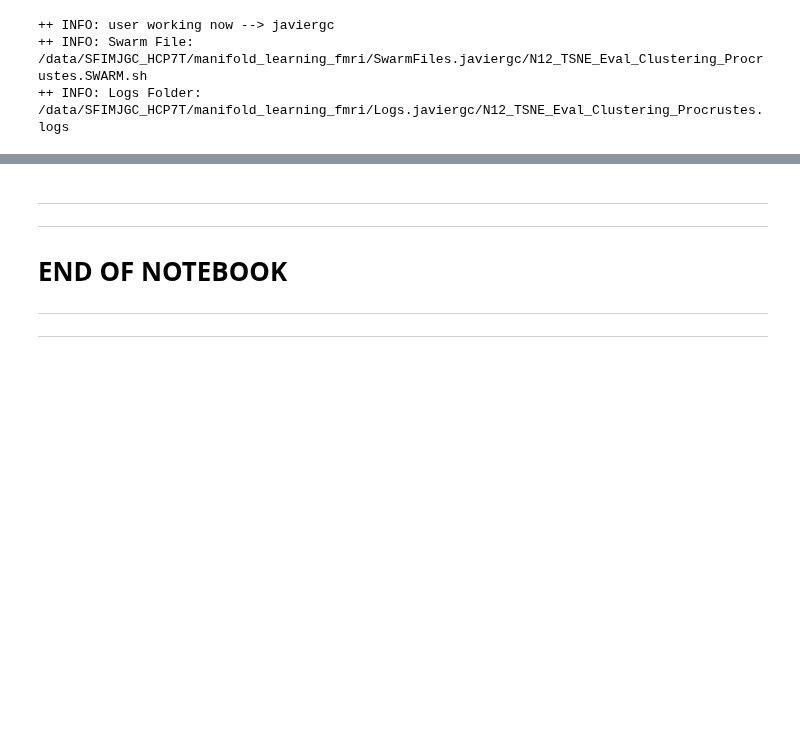
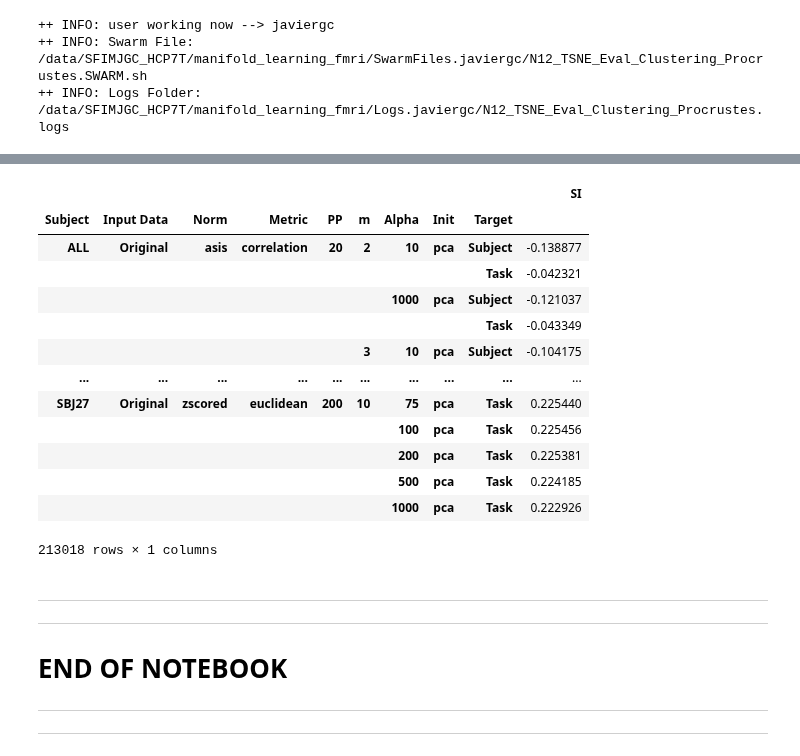
Before and after one commit to nimh-sfim/manifold_learning_fmri, a Jupyter notebook: Notebooks/N08_TSNE_Multitask.CreateSwarm.ipynb, the cells around one changed output, grey strips where cells are left out. Drawn from its saved outputs; the diff is of its cells as text; code cells hidden in the pictures; blank space fills up the shorter version.

```diff
--- a/Notebooks/N08_TSNE_Multitask.CreateSwarm.ipynb
+++ b/Notebooks/N08_TSNE_Multitask.CreateSwarm.ipynb
@@ -241,14 +245,14 @@ print('++ INFO: Logs Folder : %s' % logdir_path)
 # %%
 %%time
 # Open the file
-n_jobs=16
+n_jobs=64
 swarm_file = open(swarm_path, "w")
 # Log the date and time when the SWARM file is created
 swarm_file.write('#Create Time: %s' % datetime.now().strftime("%d/%m/%Y %H:%M:%S"))
 swarm_file.write('\n')
 
 # Insert comment line with SWARM command
-swarm_file.write('#swarm -J TSNE_Scan -f {swarm_path} -g 64 -t 16 --partition norm --time 72:00:00 --logdir {logdir_path}'.format(swarm_path=swarm_path,logdir_path=logdir_path, n_jobs=n_jobs))
+swarm_file.write('#swarm -J TSNE_15_ALL -f {swarm_path} -g 128 -t 64 --partition norm --time 7-00:00:00 --logdir {logdir_path}'.format(swarm_path=swarm_path,logdir_path=logdir_path, n_jobs=n_jobs))
 swarm_file.write('\n')
 num_entries = 0
 num_iters = 0
@@ -260,7 +264,7 @@ for input_data in ['Original']:
                 for init_method in tsne_inits:
                     for pp in tsne_pps:
                         for alpha in [10,1000]:
-                            for m in [2,3,5,10]:
+                            for m in [10]:
                                 num_iters += 1
                                 path_tvfc = osp.join(PRJ_DIR,'Data_Interim','PNAS2015',subject,input_data,       '{subject}_Craddock_0200.WL{wls}s.WS{wss}s.tvFC.Z.{nm}.pkl'.format(subject=subject,nm=norm_method,wls=str(int(wls)).zfill(3), wss=str(wss)))
                                 path_out  = osp.join(PRJ_DIR,'Data_Interim','PNAS2015',subject,'TSNE',input_data,'{subject}_Craddock_0200.WL{wls}s.WS{wss}s.TSNE_{dist}_pp{pp}_m{m}_a{lr}_{init_method}.{nm}.pkl'.format(subject=subject,
@@ -398,7 +409,7 @@ swarm_file.write('#Create Time: %s' % datetime.now().strftime("%d/%m/%Y %H:%M:%S
 swarm_file.write('\n')
 
 # Insert comment line with SWARM command
-swarm_file.write('#swarm -J TSNE_Procrustes_SI -f {swarm_path} -b 6 -g 4 -t 4 --time 00:10:00 --partition quick,norm --logdir {logdir_path}'.format(swarm_path=swarm_path,logdir_path=logdir_path))
+swarm_file.write('#swarm -J TSNE_Procrustes_SI -f {swarm_path} -b 14 -g 4 -t 4 --time 00:17:00 --partition quick,norm --logdir {logdir_path}'.format(swarm_path=swarm_path,logdir_path=logdir_path))
 swarm_file.write('\n')
 num_entries = 0
 num_iters = 0
@@ -410,7 +421,7 @@ for input_data in ['Original']:
                 for init_method in tsne_inits:
                     for pp in tsne_pps:
                         for alpha in [10,1000]:
-                            for m in [2,3,5,10]:
+                            for m in [2,3,5,10,15,20,25,30]:
                                 num_iters += 1
                                 emb_path = osp.join(PRJ_DIR,'Data_Interim','PNAS2015','Procrustes','TSNE',input_data,
                                                             'Procrustes_Craddock_0200.WL{wls}s.WS{wss}s.TSNE_{dist}_pp{pp}_m{m}_a{alpha}_{init}.{nm}.pkl'.format(wls=str(int(wls)).zfill(3),alpha=str(alpha),
@@ -427,9 +438,9 @@ for input_data in ['Original']:
                                                                                                                       pp=str(pp).zfill(4),
                                                                                                                       nm=norm_method,
                                                                                                                       m=str(m).zfill(4)))
-                                if True: #(not osp.exists(emb_path)) | (not osp.exists(si_path)):
+                                if (not osp.exists(emb_path)) | (not osp.exists(si_path)):
                                     num_entries += 1
-                                    swarm_file.write('export sbj_list="{sbj_list}" input_data={input_data} norm_method={norm_method} dist={dist} pp={pp} m={m} alpha={alpha} init_method={init_method} drop_xxxx={drop_xxxx}; sh {scripts_dir}/N12_TSNE_Procrustes.sh'.format(input_data=input_data,
+                                    swarm_file.write('export sbj_list="{sbj_list}" input_data={input_data} norm_method={norm_method} dist={dist} pp={pp} m={m} alpha={alpha} init_method={init_method} drop_xxxx={drop_xxxx}; sh {scripts_dir}/N11_TSNE_Procrustes.sh'.format(input_data=input_data,
                                                                                                                      sbj_list=','.join(PNAS2015_subject_list),
                                                                                                                      norm_method=norm_method,
                                                                                                                      dist=dist,
@@ -447,0 +464,21 @@ print("++ INFO: Missing/Needed = [%d/%d]" % (num_entries,num_iters))
+# %%
+%%time
+RELOAD_SI_TSNE = True
+if RELOAD_SI_TSNE:
+    print('++ INFO: Loading SI for Concat + TSNE....')
+    si_TSNE_all              = load_TSNE_SI(sbj_list=['ALL'],               check_availability=False, verbose=True, wls=wls, wss=wss, ms=[2,3,5,10], dist_metrics=['correlation'], input_datas=['Original'], alphas=[10,1000])
+    print('++ INFO: Loading SI for TSNE + Procrustes....')
+    si_TSNE_procrustes       = load_TSNE_SI(sbj_list=['Procrustes'],        check_availability=False, verbose=True, wls=wls, wss=wss, ms=[2,3,5,10,15,20,25,30], dist_metrics=['correlation'], input_datas=['Original'], alphas=[10,1000])
+    print('++ INFO: Loading SI for scan level TSNE...')
+    si_TSNE_scans            = load_TSNE_SI(sbj_list=PNAS2015_subject_list, check_availability=False, verbose=True, wls=wls, wss=wss, ms=[2,3,5,10])
+
+    si_TSNE = pd.concat([si_TSNE_all, si_TSNE_procrustes])
+    si_TSNE = pd.concat([si_TSNE_scans, si_TSNE_all, si_TSNE_procrustes])
+
+    si_TSNE.replace('Window Name','Task', inplace=True)
+    si_TSNE = si_TSNE.set_index(['Subject','Input Data','Norm','Metric','PP','m','Alpha','Init','Target']).sort_index()
+    del si_TSNE_scans, si_TSNE_all, si_TSNE_procrustes, si_TSNE_procrustes_extra, si_TSNE_scans_extra
+
+    si_TSNE.to_pickle(osp.join(PRJ_DIR,'Dashboard','Data','si_TSNE.pkl'))
+else:
+    si_TSNE = pd.read_pickle(osp.join(PRJ_DIR,'Dashboard','Data','si_TSNE.pkl'))
@@ -447,0 +491,4 @@ print("++ INFO: Missing/Needed = [%d/%d]" % (num_entries,num_iters))
+# %%
+si_TSNE = pd.concat([si_TSNE_scans, si_TSNE_all, si_TSNE_procrustes_extra])
+si_TSNE.replace('Window Name','Task', inplace=True)
+si_TSNE = si_TSNE.set_index(['Subject','Input Data','Norm','Metric','PP','m','Alpha','Init','Target']).sort_index()
@@ -448,3 +497,20 @@ print("++ INFO: Missing/Needed = [%d/%d]" % (num_entries,num_iters))
+# %%
+si_TSNE
+# %% [output]
+|  |  |  |  |  |  |  |  |  | SI |
+| Subject | Input Data | Norm | Metric | PP | m | Alpha | Init | Target |  |
+| ALL | Original | asis | correlation | 20 | 2 | 10 | pca | Subject | -0.138877 |
+|  |  |  |  |  |  |  |  | Task | -0.042321 |
+|  |  |  |  |  |  | 1000 | pca | Subject | -0.121037 |
+|  |  |  |  |  |  |  |  | Task | -0.043349 |
+|  |  |  |  |  | 3 | 10 | pca | Subject | -0.104175 |
+| ... | ... | ... | ... | ... | ... | ... | ... | ... | ... |
+| SBJ27 | Original | zscored | euclidean | 200 | 10 | 75 | pca | Task | 0.225440 |
+|  |  |  |  |  |  | 100 | pca | Task | 0.225456 |
+|  |  |  |  |  |  | 200 | pca | Task | 0.225381 |
+|  |  |  |  |  |  | 500 | pca | Task | 0.224185 |
+|  |  |  |  |  |  | 1000 | pca | Task | 0.222926 |
+213018 rows × 1 columns
 # %% [markdown]
 ***
 ***
```
Also changed, not shown: parts of 14 cells of this notebook, 1 other file.
